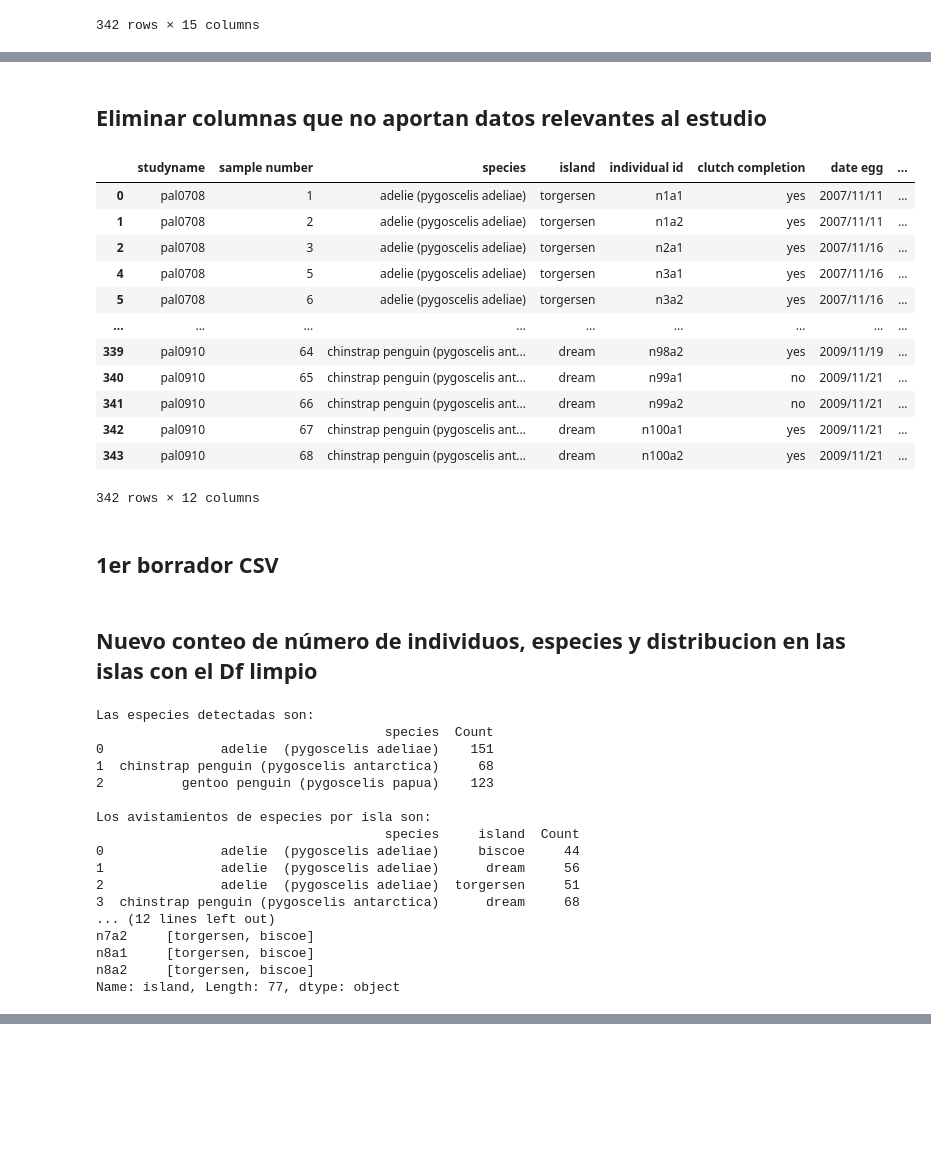
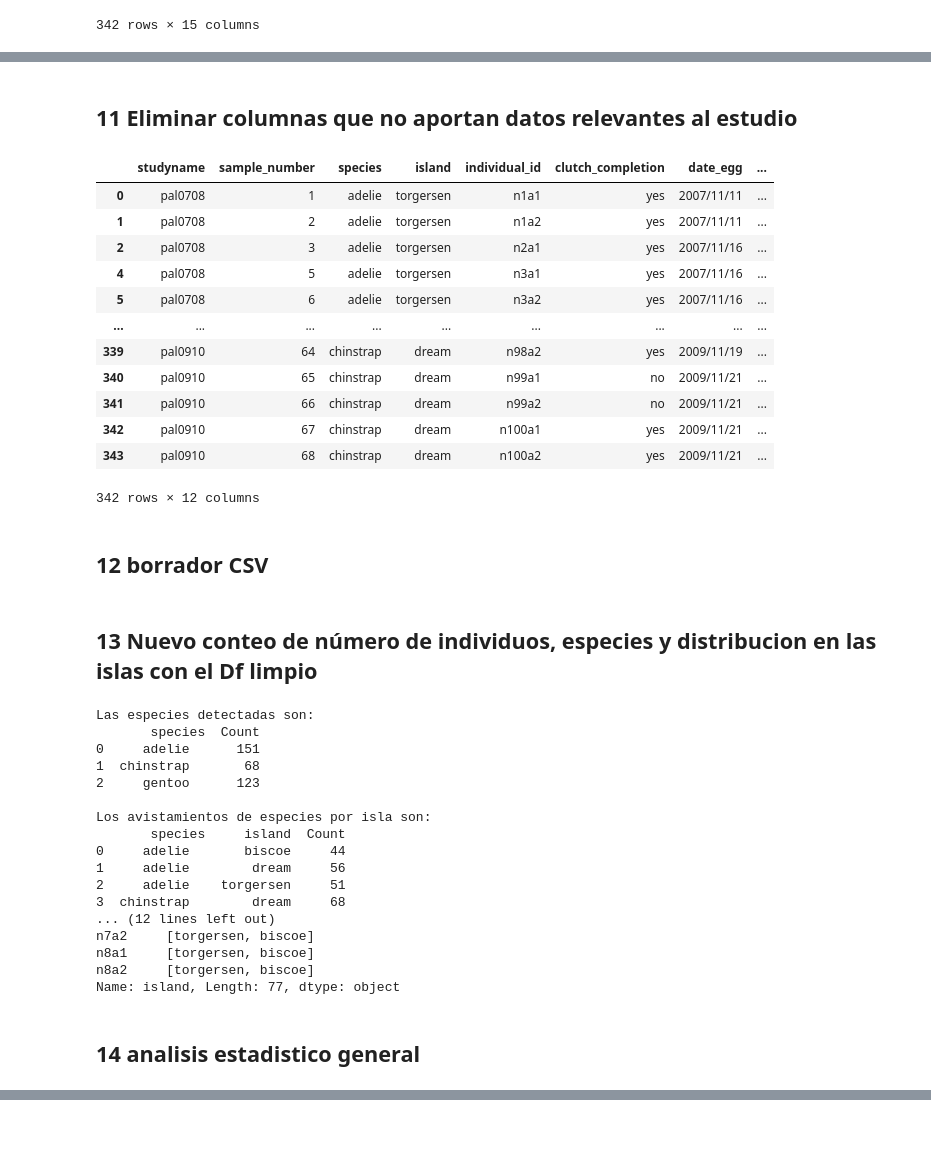
Before and after one commit to xuangfm/ejercicio_pinguinos, a Jupyter notebook: proceso.ipynb, the cells around one changed output, grey strips where cells are left out. Drawn from its saved outputs; the diff is of its cells as text; code cells hidden in the pictures; blank space fills up the shorter version.

```diff
--- a/proceso.ipynb
+++ b/proceso.ipynb
@@ -216,0 +221,12 @@ df_clean
+# %%
+
+import re
+df_clean['species'] = df_clean['species'].str.replace(
+    r'\([^)]*\)', '', regex=True
+)
+df_clean['species'] = df_clean['species'].str.replace('penguin', '', regex=False)
+
+
+df_clean.columns = [col.replace(' ', '_') for col in df_clean.columns]
+
+df_clean
@@ -217,30 +247,30 @@ df_clean
 # %% [markdown]
-## Eliminar columnas que no aportan datos relevantes al estudio
+## 11 Eliminar columnas que no aportan datos relevantes al estudio
 # %%
 
-df_clean = df_clean.drop(columns=['delta 15 n (o/oo)', 'delta 13 c (o/oo)', 'comments'])
+df_clean = df_clean.drop(columns=['delta_15_n_(o/oo)', 'delta_13_c_(o/oo)', 'comments'])
 df_clean
 # %% [output]
-|  | studyname | sample number | species | island | individual id | clutch completion | date egg | ... |
-| 0 | pal0708 | 1 | adelie (pygoscelis adeliae) | torgersen | n1a1 | yes | 2007/11/11 | ... |
-| 1 | pal0708 | 2 | adelie (pygoscelis adeliae) | torgersen | n1a2 | yes | 2007/11/11 | ... |
-| 2 | pal0708 | 3 | adelie (pygoscelis adeliae) | torgersen | n2a1 | yes | 2007/11/16 | ... |
-| 4 | pal0708 | 5 | adelie (pygoscelis adeliae) | torgersen | n3a1 | yes | 2007/11/16 | ... |
-| 5 | pal0708 | 6 | adelie (pygoscelis adeliae) | torgersen | n3a2 | yes | 2007/11/16 | ... |
+|  | studyname | sample_number | species | island | individual_id | clutch_completion | date_egg | ... |
+| 0 | pal0708 | 1 | adelie | torgersen | n1a1 | yes | 2007/11/11 | ... |
+| 1 | pal0708 | 2 | adelie | torgersen | n1a2 | yes | 2007/11/11 | ... |
+| 2 | pal0708 | 3 | adelie | torgersen | n2a1 | yes | 2007/11/16 | ... |
+| 4 | pal0708 | 5 | adelie | torgersen | n3a1 | yes | 2007/11/16 | ... |
+| 5 | pal0708 | 6 | adelie | torgersen | n3a2 | yes | 2007/11/16 | ... |
 | ... | ... | ... | ... | ... | ... | ... | ... | ... |
-| 339 | pal0910 | 64 | chinstrap penguin (pygoscelis ant... | dream | n98a2 | yes | 2009/11/19 | ... |
-| 340 | pal0910 | 65 | chinstrap penguin (pygoscelis ant... | dream | n99a1 | no | 2009/11/21 | ... |
-| 341 | pal0910 | 66 | chinstrap penguin (pygoscelis ant... | dream | n99a2 | no | 2009/11/21 | ... |
-| 342 | pal0910 | 67 | chinstrap penguin (pygoscelis ant... | dream | n100a1 | yes | 2009/11/21 | ... |
-| 343 | pal0910 | 68 | chinstrap penguin (pygoscelis ant... | dream | n100a2 | yes | 2009/11/21 | ... |
+| 339 | pal0910 | 64 | chinstrap | dream | n98a2 | yes | 2009/11/19 | ... |
+| 340 | pal0910 | 65 | chinstrap | dream | n99a1 | no | 2009/11/21 | ... |
+| 341 | pal0910 | 66 | chinstrap | dream | n99a2 | no | 2009/11/21 | ... |
+| 342 | pal0910 | 67 | chinstrap | dream | n100a1 | yes | 2009/11/21 | ... |
+| 343 | pal0910 | 68 | chinstrap | dream | n100a2 | yes | 2009/11/21 | ... |
 342 rows × 12 columns
 # %% [markdown]
-## 1er borrador CSV
+## 12 borrador CSV
 # %%
 
 df_clean.to_csv('df_clean_penguins.csv', index=False)
 # %% [markdown]
-## Nuevo conteo de número de individuos, especies y distribucion en las islas con el Df limpio
+## 13 Nuevo conteo de número de individuos, especies y distribucion en las islas con el Df limpio
 # %%
 # Contar cuantas especies se han detectado
 conteo_de_espeies = df_clean.groupby('species').size().reset_index(name='Count')
@@ -257,7 +287,7 @@ print(avistamientos_por_isla, "\n")
 df_clean['island'].value_counts()
 
 # Contar en cuántas islas aparece cada individuo
-islands_por_individuo = df_clean.groupby('individual id')['island'].nunique()
+islands_por_individuo = df_clean.groupby('individual_id')['island'].nunique()
 
 # Filtrar los que aparecen en más de una isla
 duplicados = islands_por_individuo[islands_por_individuo > 1]
@@ -267,26 +297,28 @@ if not duplicados.empty:
 else:
     print("No hay Individual IDs en más de una isla.")
 
-detalle = df_clean.groupby('individual id')['island'].unique()
+detalle = df_clean.groupby('individual_id')['island'].unique()
 
 duplicados_detalle = detalle[detalle.apply(len) > 1]
 
 print(duplicados_detalle)
 # %% [output]
 Las especies detectadas son:
-                                     species  Count
-0               adelie  (pygoscelis adeliae)    151
-1  chinstrap penguin (pygoscelis antarctica)     68
-2          gentoo penguin (pygoscelis papua)    123
+       species  Count
+0     adelie      151
+1  chinstrap       68
+2     gentoo      123
 
 Los avistamientos de especies por isla son:
-                                     species     island  Count
-0               adelie  (pygoscelis adeliae)     biscoe     44
-1               adelie  (pygoscelis adeliae)      dream     56
-2               adelie  (pygoscelis adeliae)  torgersen     51
-3  chinstrap penguin (pygoscelis antarctica)      dream     68
+       species     island  Count
+0     adelie       biscoe     44
+1     adelie        dream     56
+2     adelie    torgersen     51
+3  chinstrap        dream     68
 ... (12 lines left out)
 n7a2     [torgersen, biscoe]
 n8a1     [torgersen, biscoe]
 n8a2     [torgersen, biscoe]
 Name: island, Length: 77, dtype: object
+# %% [markdown]
+## 14 analisis estadistico general
```
Also changed, not shown: parts of 5 cells of this notebook, 1 other file.
